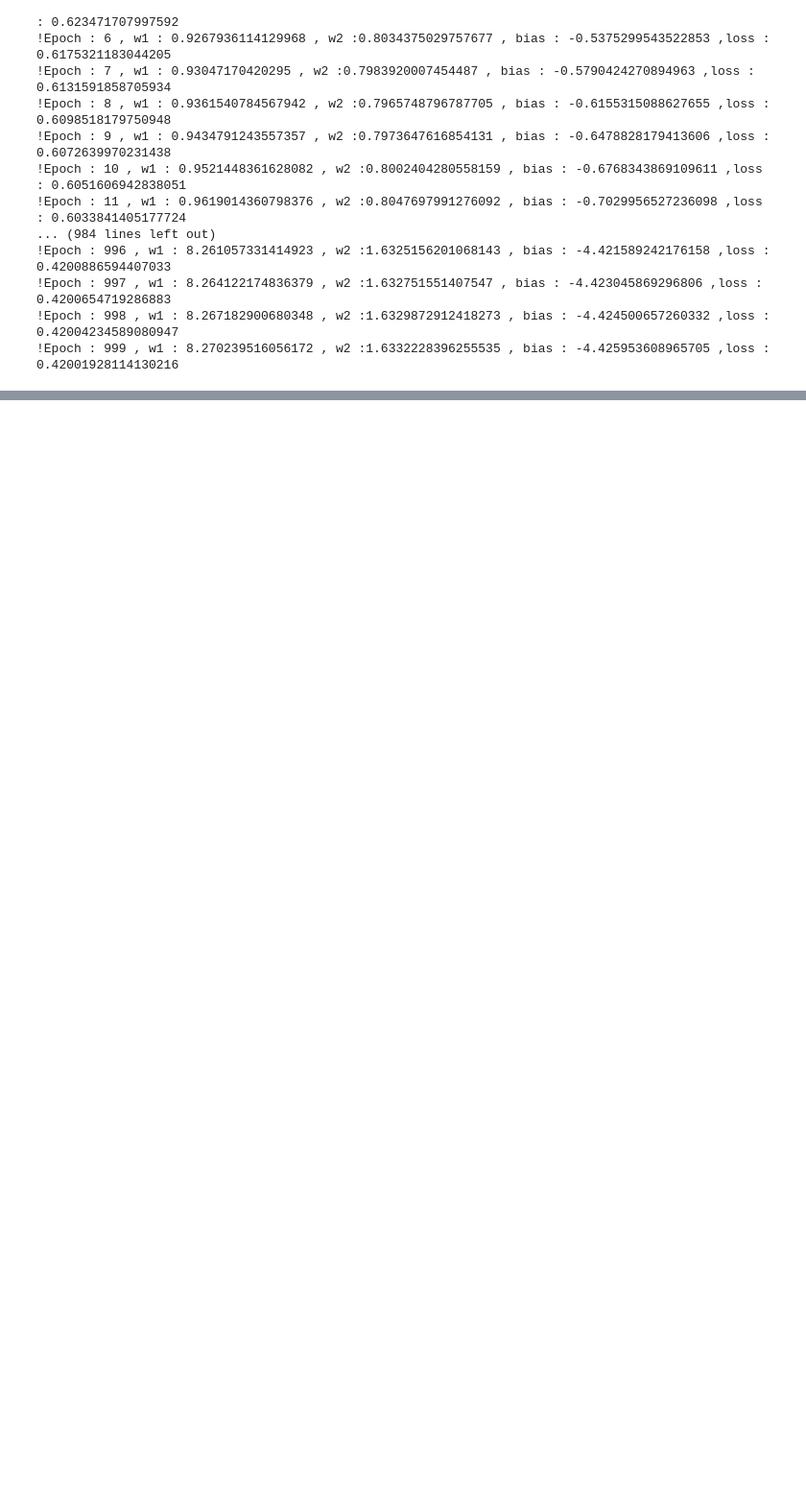
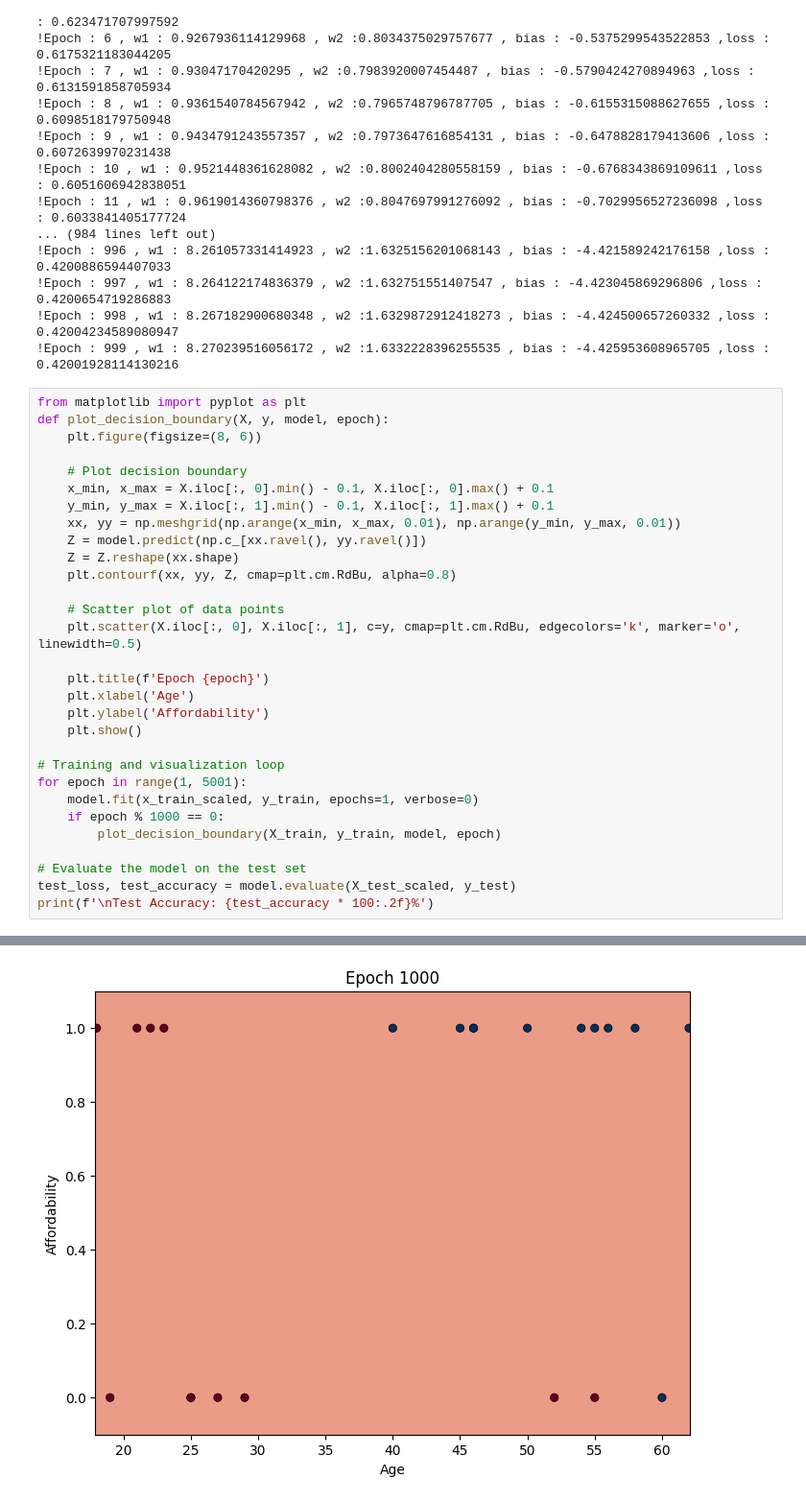
Before and after one commit to shabaresh2003/Deeplearning, a Jupyter notebook: Gradient_descent_for_neural_network.ipynb, the cells around one changed output, grey strips where cells are left out. Shown at 96% size. Cells and saved outputs as stored; diff of their text form; blank space fills up the shorter version.

```diff
--- a/Gradient_descent_for_neural_network.ipynb
+++ b/Gradient_descent_for_neural_network.ipynb
@@ -141,3 +141,34 @@ gradient_descent(x_train_scaled['age'],x_train_scaled['affordibility'],y_train,1
 !Epoch : 997 , w1 : 8.264122174836379 , w2 :1.632751551407547 , bias : -4.423045869296806 ,loss : 0.4200654719286883
 !Epoch : 998 , w1 : 8.267182900680348 , w2 :1.6329872912418273 , bias : -4.424500657260332 ,loss : 0.42004234589080947
 !Epoch : 999 , w1 : 8.270239516056172 , w2 :1.6332228396255535 , bias : -4.425953608965705 ,loss : 0.42001928114130216
+# %%
+from matplotlib import pyplot as plt
+def plot_decision_boundary(X, y, model, epoch):
+    plt.figure(figsize=(8, 6))
+
+    # Plot decision boundary
+    x_min, x_max = X.iloc[:, 0].min() - 0.1, X.iloc[:, 0].max() + 0.1
+    y_min, y_max = X.iloc[:, 1].min() - 0.1, X.iloc[:, 1].max() + 0.1
+    xx, yy = np.meshgrid(np.arange(x_min, x_max, 0.01), np.arange(y_min, y_max, 0.01))
+    Z = model.predict(np.c_[xx.ravel(), yy.ravel()])
+    Z = Z.reshape(xx.shape)
+    plt.contourf(xx, yy, Z, cmap=plt.cm.RdBu, alpha=0.8)
+
+    # Scatter plot of data points
+    plt.scatter(X.iloc[:, 0], X.iloc[:, 1], c=y, cmap=plt.cm.RdBu, edgecolors='k', marker='o', linewidth=0.5)
+
+    plt.title(f'Epoch {epoch}')
+    plt.xlabel('Age')
+    plt.ylabel('Affordability')
+    plt.show()
+
+# Training and visualization loop
+for epoch in range(1, 5001):
+    model.fit(x_train_scaled, y_train, epochs=1, verbose=0)
+    if epoch % 1000 == 0:
+        plot_decision_boundary(X_train, y_train, model, epoch)
+
+# Evaluate the model on the test set
+test_loss, test_accuracy = model.evaluate(X_test_scaled, y_test)
+print(f'\nTest Accuracy: {test_accuracy * 100:.2f}%')
+# %% [output]
@@ -143,0 +176 @@ gradient_descent(x_train_scaled['age'],x_train_scaled['affordibility'],y_train,1
+[figure, added]
```
Also changed, not shown: parts of 5 cells of this notebook.
